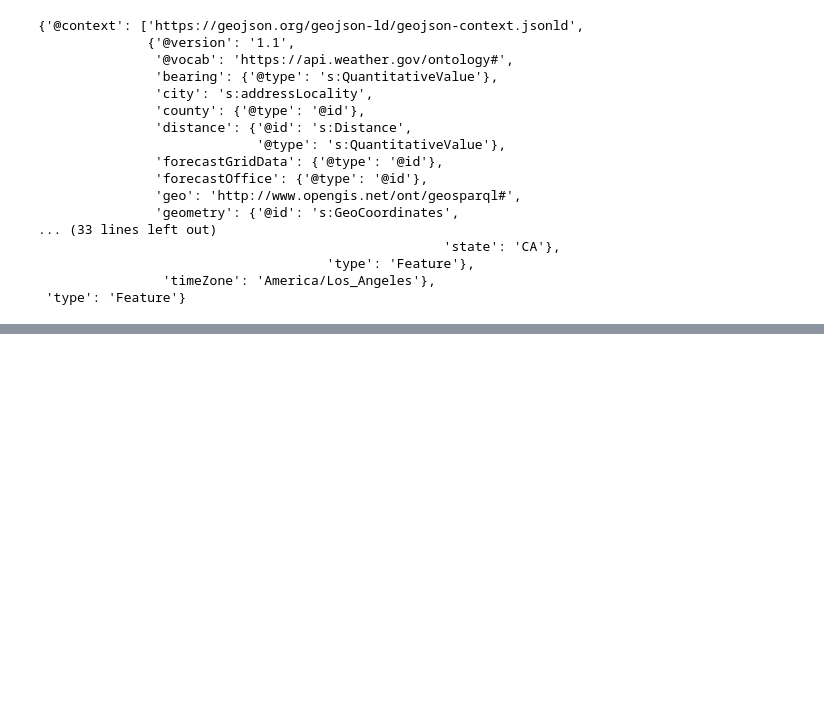
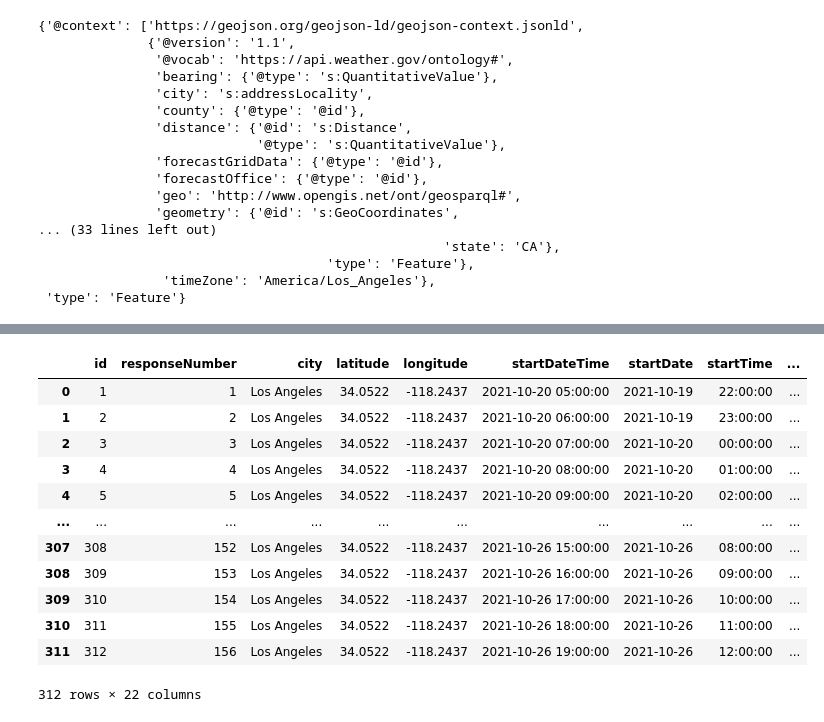
Before and after one commit to nappytrails/weather-trends, a Jupyter notebook: code/index_notebook_03-SQL.ipynb, the cells around one changed output, grey strips where cells are left out. Saved outputs shown, nothing was run; the diff lists cells and outputs as text; code cells hidden in the pictures; blank space fills up the shorter version.

Commit message:
JSON Response

```diff
--- a/code/index_notebook_03-SQL.ipynb
+++ b/code/index_notebook_03-SQL.ipynb
@@ -257,0 +279,17 @@ historicDailyForecastDF
+# %%
+HourlyForecastTblDF = pd.read_sql_table('hourlyForecastTB', connection)
+HourlyForecastTblDF
+# %% [output]
+|  | id | responseNumber | city | latitude | longitude | startDateTime | startDate | startTime | ... |
+| 0 | 1 | 1 | Los Angeles | 34.0522 | -118.2437 | 2021-10-20 05:00:00 | 2021-10-19 | 22:00:00 | ... |
+| 1 | 2 | 2 | Los Angeles | 34.0522 | -118.2437 | 2021-10-20 06:00:00 | 2021-10-19 | 23:00:00 | ... |
+| 2 | 3 | 3 | Los Angeles | 34.0522 | -118.2437 | 2021-10-20 07:00:00 | 2021-10-20 | 00:00:00 | ... |
+| 3 | 4 | 4 | Los Angeles | 34.0522 | -118.2437 | 2021-10-20 08:00:00 | 2021-10-20 | 01:00:00 | ... |
+| 4 | 5 | 5 | Los Angeles | 34.0522 | -118.2437 | 2021-10-20 09:00:00 | 2021-10-20 | 02:00:00 | ... |
+| ... | ... | ... | ... | ... | ... | ... | ... | ... | ... |
+| 307 | 308 | 152 | Los Angeles | 34.0522 | -118.2437 | 2021-10-26 15:00:00 | 2021-10-26 | 08:00:00 | ... |
+| 308 | 309 | 153 | Los Angeles | 34.0522 | -118.2437 | 2021-10-26 16:00:00 | 2021-10-26 | 09:00:00 | ... |
+| 309 | 310 | 154 | Los Angeles | 34.0522 | -118.2437 | 2021-10-26 17:00:00 | 2021-10-26 | 10:00:00 | ... |
+| 310 | 311 | 155 | Los Angeles | 34.0522 | -118.2437 | 2021-10-26 18:00:00 | 2021-10-26 | 11:00:00 | ... |
+| 311 | 312 | 156 | Los Angeles | 34.0522 | -118.2437 | 2021-10-26 19:00:00 | 2021-10-26 | 12:00:00 | ... |
+312 rows × 22 columns
```
Also changed, not shown: parts of 10 cells of this notebook, 3 other files.
